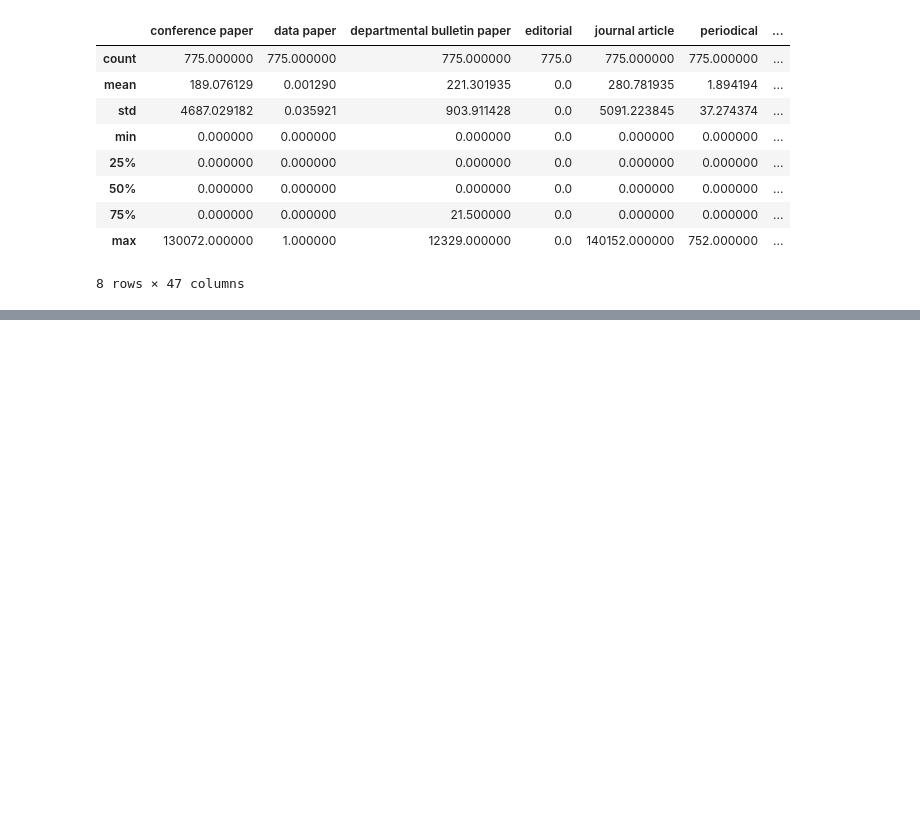
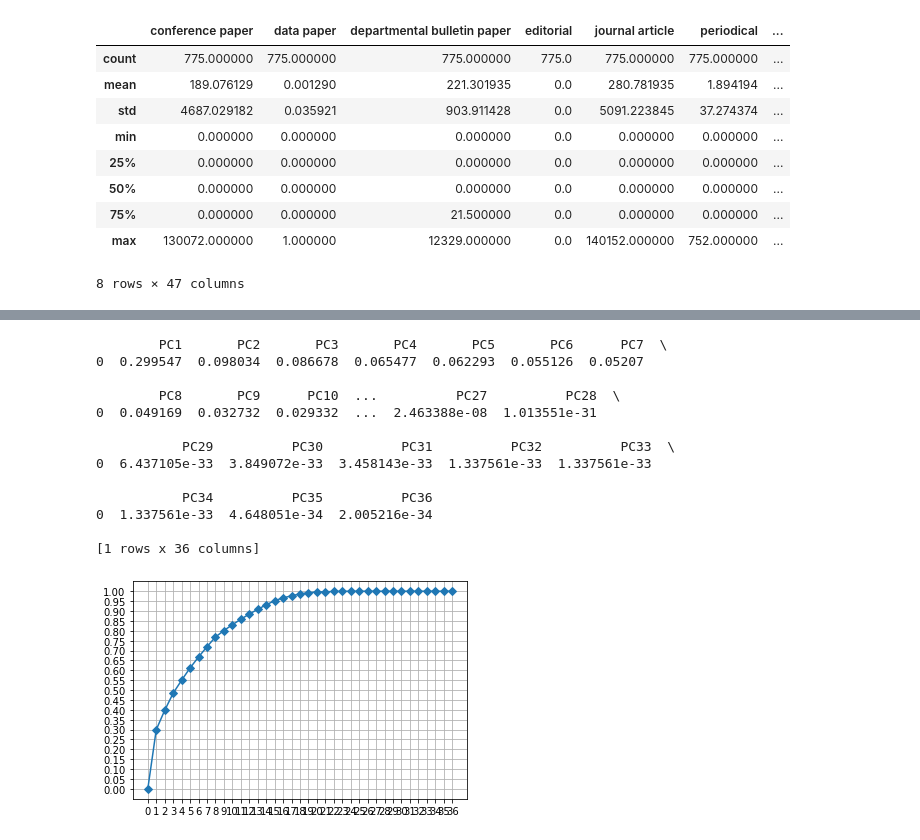
Before and after one commit to wonox/irdbscraping, a Jupyter notebook: irdb.ipynb, the cells around one changed output, grey strips where cells are left out. Cells and saved outputs as stored; diff of their text form; code cells hidden in the pictures; blank space fills up the shorter version.

```diff
--- a/irdb.ipynb
+++ b/irdb.ipynb
@@ -107,0 +228,28 @@ df2205_sabun.describe()        # sample(5)
+# %%
+# 寄与率を求める
+pca_col = ["PC{}".format(x + 1) for x in range(len(df2205_all_std.columns))]
+df_con_ratio = pd.DataFrame([pca.explained_variance_ratio_], columns = pca_col)
+print(df_con_ratio.head())
+
+# 累積寄与率を図示する
+cum_con_ratio = np.hstack([0, pca.explained_variance_ratio_]).cumsum()
+plt.plot(cum_con_ratio, 'D-')
+plt.xticks(range(37))
+plt.yticks(np.arange(0,1.05,0.05))
+plt.grid()
+plt.show()
+# %% [output]
+        PC1       PC2       PC3       PC4       PC5       PC6      PC7  \
+0  0.299547  0.098034  0.086678  0.065477  0.062293  0.055126  0.05207
+
+        PC8       PC9      PC10  ...          PC27          PC28  \
+0  0.049169  0.032732  0.029332  ...  2.463388e-08  1.013551e-31
+
+           PC29          PC30          PC31          PC32          PC33  \
+0  6.437105e-33  3.849072e-33  3.458143e-33  1.337561e-33  1.337561e-33
+
+           PC34          PC35          PC36
+0  1.337561e-33  4.648051e-34  2.005216e-34
+
+[1 rows x 36 columns]
+[figure, added]
```
Also changed, not shown: parts of 42 cells of this notebook.
